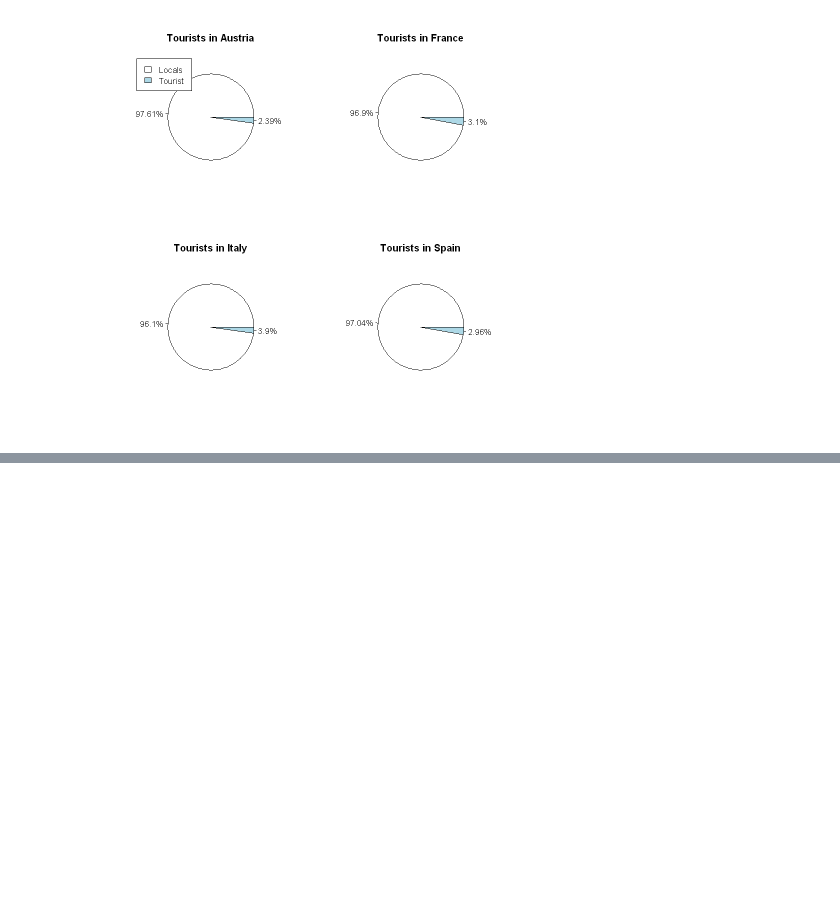
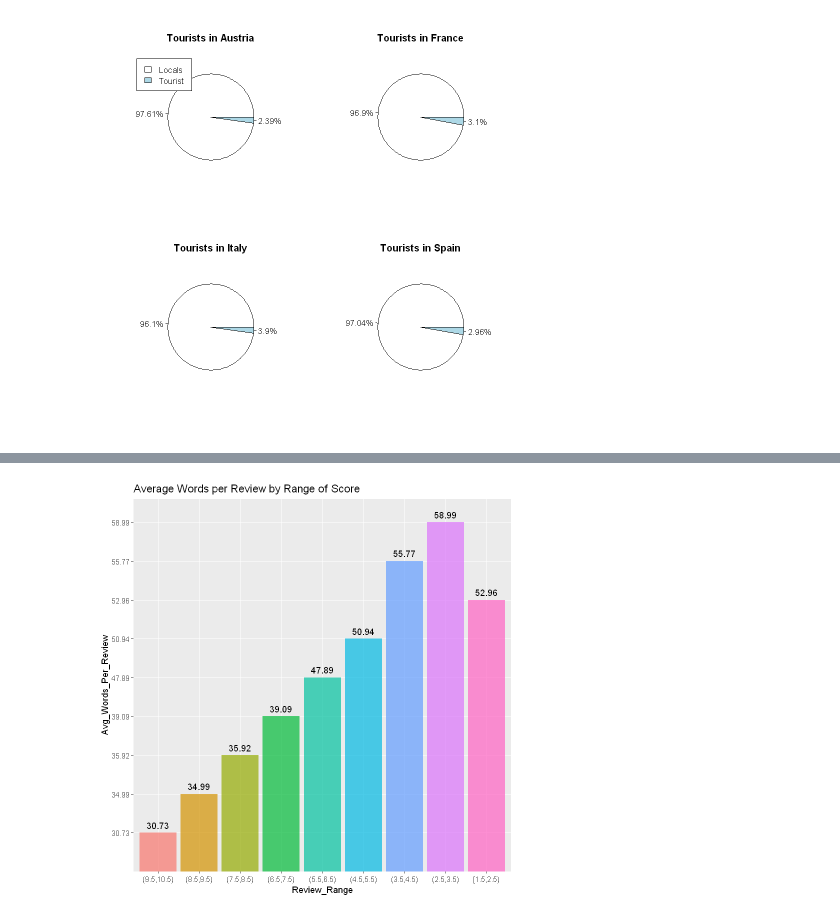
Before and after one commit to NadineAzebaze/Kaggle_project, a Jupyter notebook: projet.ipynb, the cells around one changed output, grey strips where cells are left out. Saved outputs shown, nothing was run; the diff lists cells and outputs as text; code cells hidden in the pictures; blank space fills up the shorter version.

```diff
--- a/projet.ipynb
+++ b/projet.ipynb
@@ -365,0 +500,17 @@ pie(spTable, paste0(round(100 * spTable/sum(spTable), 2), "%"),main="Tourists in
+# %%
+p3 <- ggplot(review_range, aes(
+    x = Review_Range,
+    y = Avg_Words_Per_Review,
+    fill = Review_Range
+)) +
+    geom_bar(stat = "identity", alpha = 0.7) +
+    geom_text(label = review_range$Avg_Words_Per_Review, nudge_y = 0.2) +
+    ggtitle(label = "Average Words per Review by Range of Score") +
+    labs(xlab("Review Range"), ylab("Avg. Words per Review")) +
+    theme(legend.position = "off")
+
+g3 <- ggplotGrob(p3)
+# %%
+grid.draw(g3)
+# %% [output]
+[figure, added]
```
Also changed, not shown: parts of 22 cells of this notebook.
